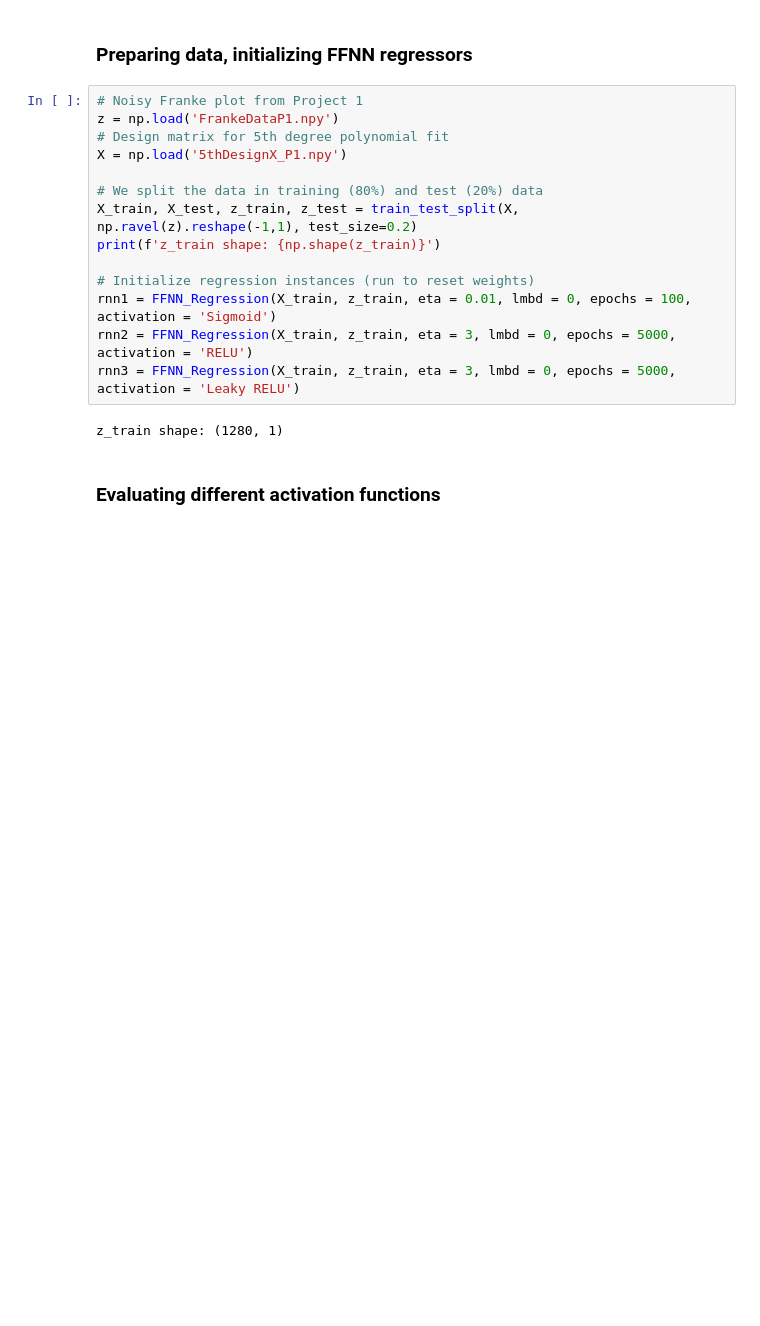
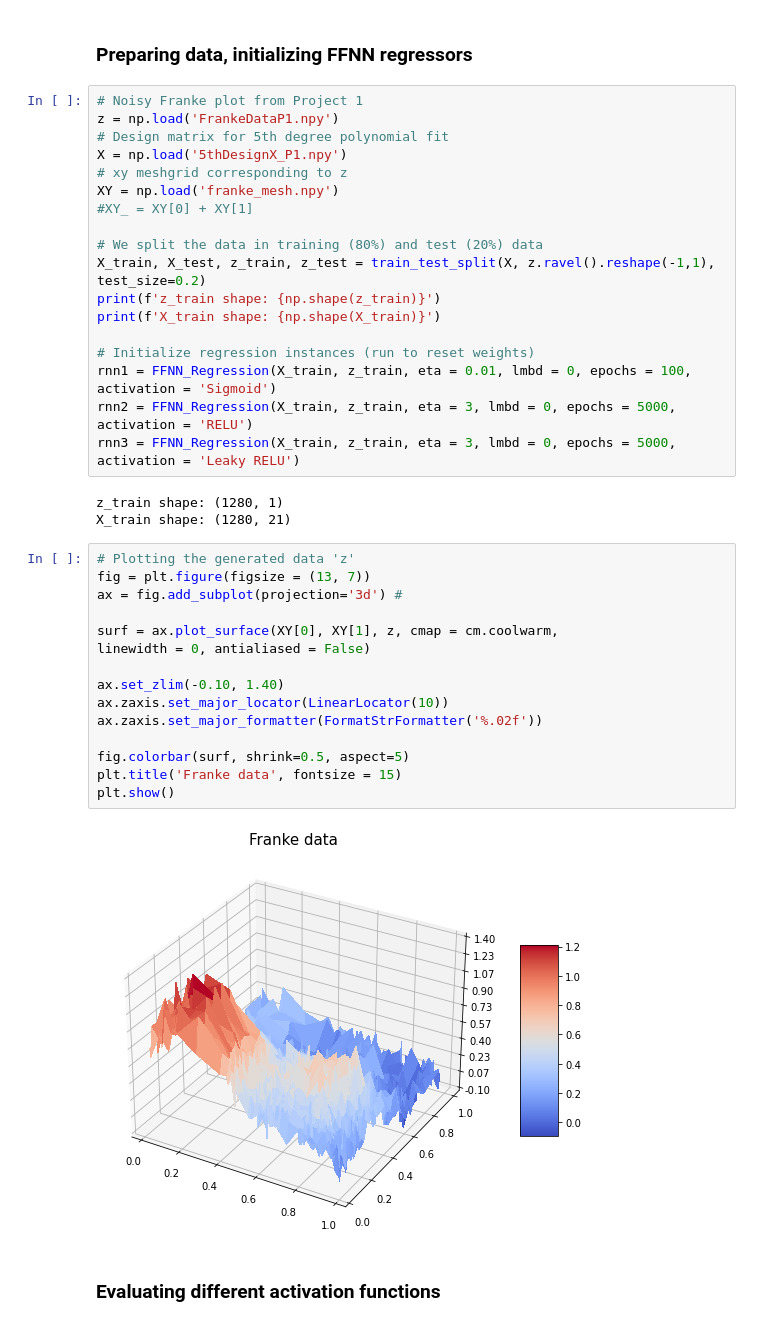
Before and after one commit to lassetotl/fys-stk, a Jupyter notebook: project 2/LinReg_BC.ipynb, the cells around one changed output. Cells and saved outputs as stored; diff of their text form; blank space fills up the shorter version.

```diff
--- a/project 2/LinReg_BC.ipynb
+++ b/project 2/LinReg_BC.ipynb
@@ -20,10 +25,14 @@ from FFNN_classes import FFNN_Regression
 z = np.load('FrankeDataP1.npy')
 # Design matrix for 5th degree polynomial fit
 X = np.load('5thDesignX_P1.npy')
+# xy meshgrid corresponding to z
+XY = np.load('franke_mesh.npy')
+#XY_ = XY[0] + XY[1]
 
 # We split the data in training (80%) and test (20%) data
-X_train, X_test, z_train, z_test = train_test_split(X, np.ravel(z).reshape(-1,1), test_size=0.2)
+X_train, X_test, z_train, z_test = train_test_split(X, z.ravel().reshape(-1,1), test_size=0.2)
 print(f'z_train shape: {np.shape(z_train)}')
+print(f'X_train shape: {np.shape(X_train)}')
 
 # Initialize regression instances (run to reset weights)
 rnn1 = FFNN_Regression(X_train, z_train, eta = 0.01, lmbd = 0, epochs = 100, activation = 'Sigmoid')
@@ -31,6 +40,24 @@ rnn2 = FFNN_Regression(X_train, z_train, eta = 3, lmbd = 0, epochs = 5000, activ
 rnn3 = FFNN_Regression(X_train, z_train, eta = 3, lmbd = 0, epochs = 5000, activation = 'Leaky RELU')
 # %% [output]
 z_train shape: (1280, 1)
+X_train shape: (1280, 21)
+# %%
+# Plotting the generated data 'z'
+fig = plt.figure(figsize = (13, 7))
+ax = fig.add_subplot(projection='3d') #
+
+surf = ax.plot_surface(XY[0], XY[1], z, cmap = cm.coolwarm,
+linewidth = 0, antialiased = False)
+
+ax.set_zlim(-0.10, 1.40)
+ax.zaxis.set_major_locator(LinearLocator(10))
+ax.zaxis.set_major_formatter(FormatStrFormatter('%.02f'))
+
+fig.colorbar(surf, shrink=0.5, aspect=5)
+plt.title('Franke data', fontsize = 15)
+plt.show()
+# %% [output]
+[figure, added]
 # %% [markdown]
 ### Evaluating different activation functions
 # %%
```
Also changed, not shown: parts of 5 cells of this notebook, 1 other file.
